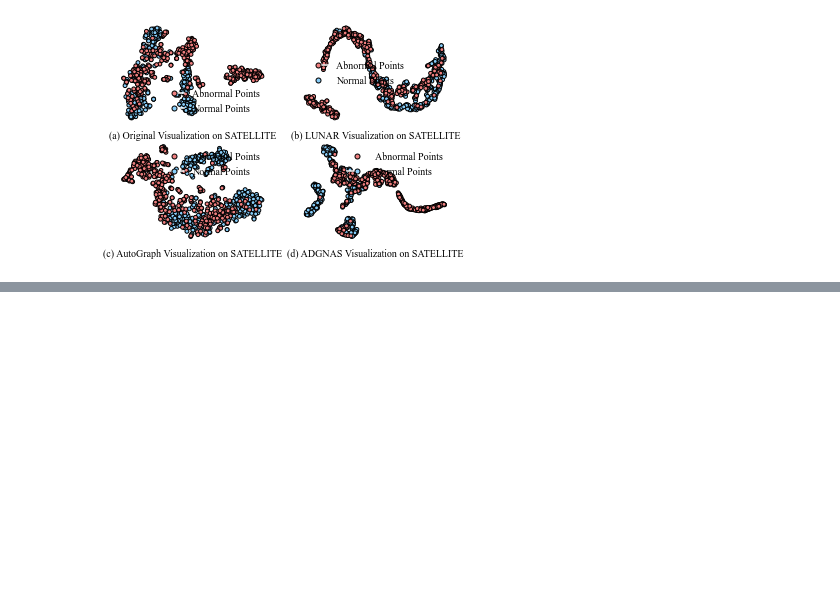
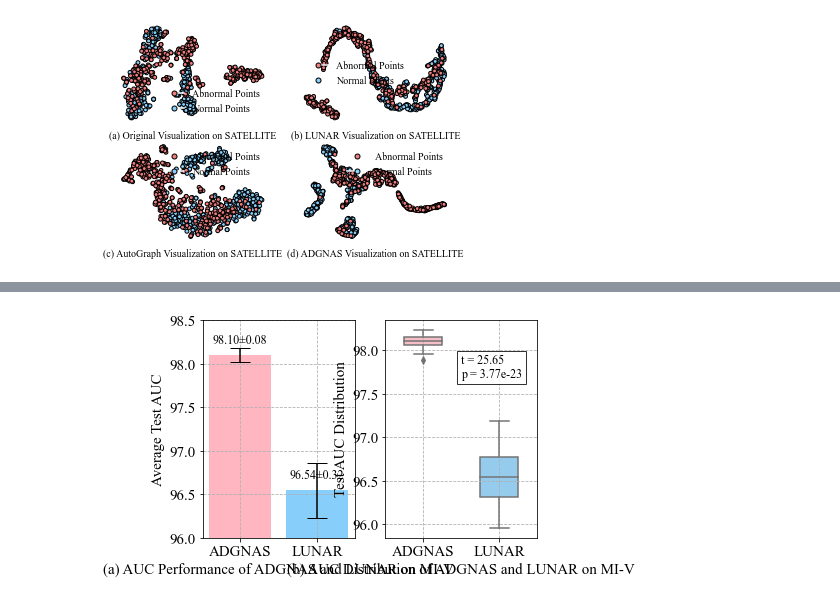
Before and after one commit to YHJDev/Toolkit, a Jupyter notebook: python工具/matplotlib_作图.ipynb, the cells around one changed output, grey strips where cells are left out. Drawn from its saved outputs; the diff is of its cells as text; code cells hidden in the pictures; blank space fills up the shorter version.

```diff
--- a/python工具/matplotlib_作图.ipynb
+++ b/python工具/matplotlib_作图.ipynb
@@ -987,0 +990,85 @@ if __name__=="__main__":
+# %%
+import matplotlib.pyplot as plt
+import seaborn as sns
+import numpy as np
+from scipy import stats
+
+adgnas_auc = [98.08, 98.15, 98.10, 98.20, 98.19, 98.07, 97.88, 98.03, 98.07,
+              97.98, 97.96, 98.17, 98.08, 98.10, 98.01, 98.15, 98.09, 98.05,
+              98.23, 98.11, 98.05, 98.06, 98.10, 98.14, 98.22, 98.17, 98.12,
+              98.21, 98.12, 98.08]
+
+lunar_auc = [96.74, 96.95, 96.75, 96.39, 96.76, 96.79, 96.62, 96.88, 96.90,
+             96.58, 96.50, 96.51, 97.19, 96.66, 96.84, 96.15, 96.36, 96.18,
+             96.06, 96.26, 97.12, 95.96, 96.35, 96.31, 96.34, 96.64,
+             96.17, 96.08, 96.42, 96.78]
+
+# 数据准备
+methods = ['ADGNAS', 'LUNAR']
+auc_data = [adgnas_auc, lunar_auc]
+colors = ['#FFB6C1', "#87CEFA"]
+
+# 创建可视化画布
+font1 = {'family': 'Times New Roman',
+         'weight': 'normal',
+         'size': 15}
+
+# 方式1：带误差条的柱状图
+plt.subplot(1, 2, 1)
+means = [np.mean(data) for data in auc_data]
+stds = [np.std(data) for data in auc_data]
+bars = plt.bar(methods, means, yerr=stds, capsize=10, color=colors)
+
+plt.ylabel('Average Test AUC', fontdict=font1)
+plt.xlabel('(a) AUC Performance of ADGNAS and LUNAR on MI-V', fontsize=15, fontdict=font1)
+plt.ylim(96, 98.5)
+plt.yticks(font=font1)
+
+# 设置x轴字体
+ax = plt.gca()
+for label in ax.get_xticklabels():
+    label.set_fontfamily(font1['family'])
+    label.set_fontsize(font1['size'])
+    label.set_fontweight(font1['weight'])
+
+# 添加均值标注
+font_text = {'family': font1['family'],
+             'weight': font1['weight'],
+             'size': 12}  # 保持标注文字稍小
+
+for bar, mean, std in zip(bars, means, stds):
+    height = bar.get_height()
+    plt.text(bar.get_x() + bar.get_width()/2.,
+             height + 0.1,
+             f'{mean:.2f}±{std:.2f}',
+             ha='center',
+             va='bottom',
+             fontdict=font_text)
+
+plt.grid(linestyle="--")
+
+# 方式2：箱线图+显著性标注
+plt.subplot(1, 2, 2)
+ax = plt.gca()
+for label in ax.get_xticklabels():
+    label.set_fontfamily(font1['family'])
+    label.set_fontsize(font1['size'])
+    label.set_fontweight(font1['weight'])
+
+sns.boxplot(data=auc_data, palette=colors, width=0.5)
+plt.xticks([0, 1], methods)
+plt.ylabel('Test AUC Distribution', fontsize=15, fontdict=font1)
+plt.yticks(font=font1)
+plt.xlabel('(b) AUC Distribution of ADGNAS and LUNAR on MI-V', fontsize=15, fontdict=font1)
+
+# 添加统计标注
+t, p = stats.ttest_ind(adgnas_auc, lunar_auc, equal_var=False)
+plt.text(0.5, 97.8, f't = {t:.2f}\np = {p:.2e}',
+         ha='left', va='center',
+         bbox=dict(facecolor='white', alpha=0.8),fontdict=font_text)
+
+# 保存图像
+plt.grid(linestyle="--")
+plt.show()
+# %% [output]
+[figure, added]
```
Also changed, not shown: parts of 1 cell of this notebook.
